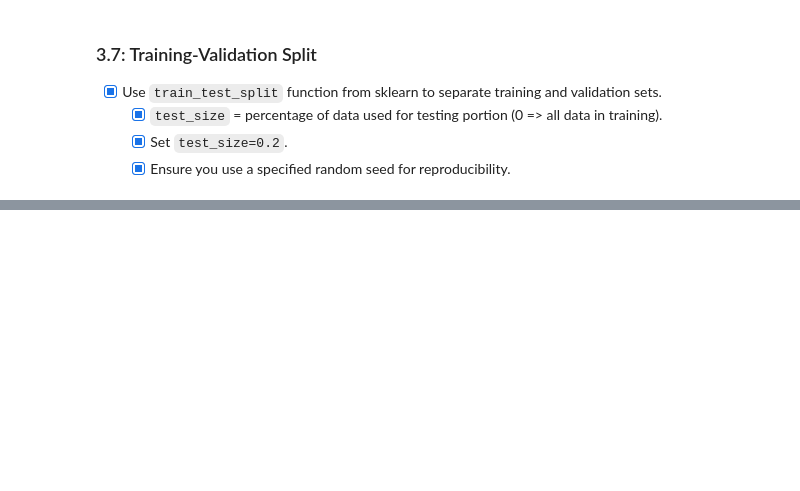
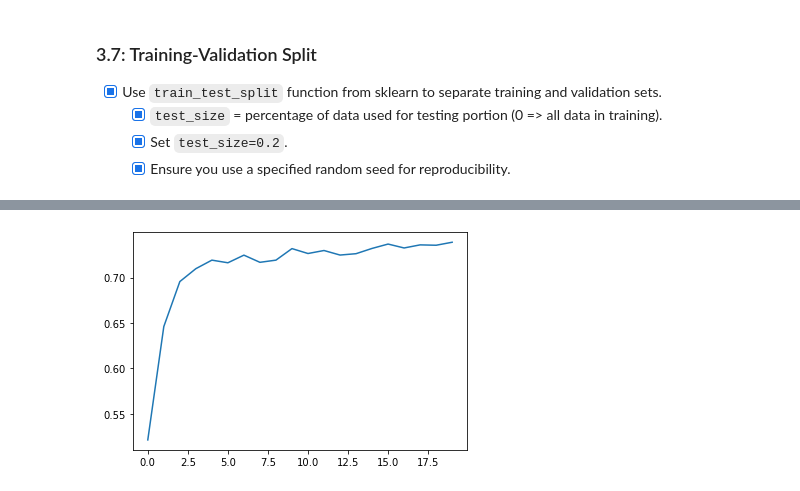
Before and after one commit to amanb2000/Machine_Intelligence_Intro, a Jupyter notebook: 03/assignment3.ipynb, the cells around one changed output, grey strips where cells are left out. Drawn from its saved outputs; the diff is of its cells as text; code cells hidden in the pictures; blank space fills up the shorter version.

```diff
--- a/03/assignment3.ipynb
+++ b/03/assignment3.ipynb
@@ -292,0 +462,5 @@ Stochastic gradient descent: Selects random subset of data of fixed size (`mini-
+# %%
+plt.plot(accuracies)
+plt.show()
+# %% [output]
+[figure, added]
```
Also changed, not shown: parts of 20 cells of this notebook.
